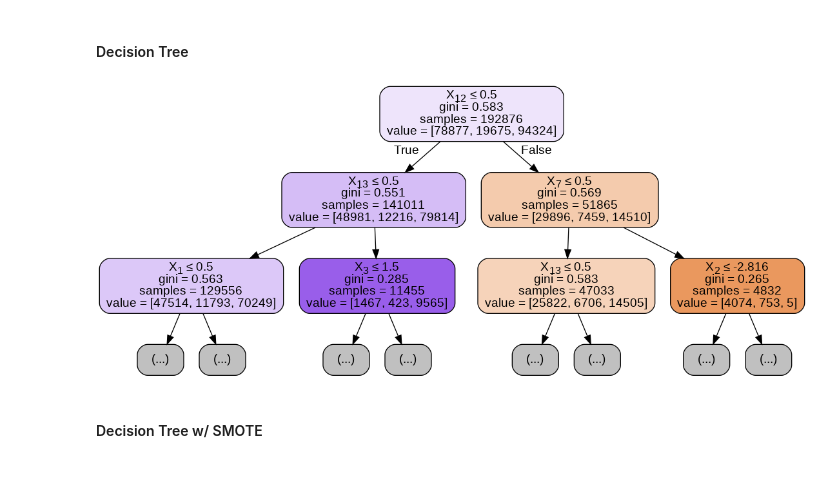
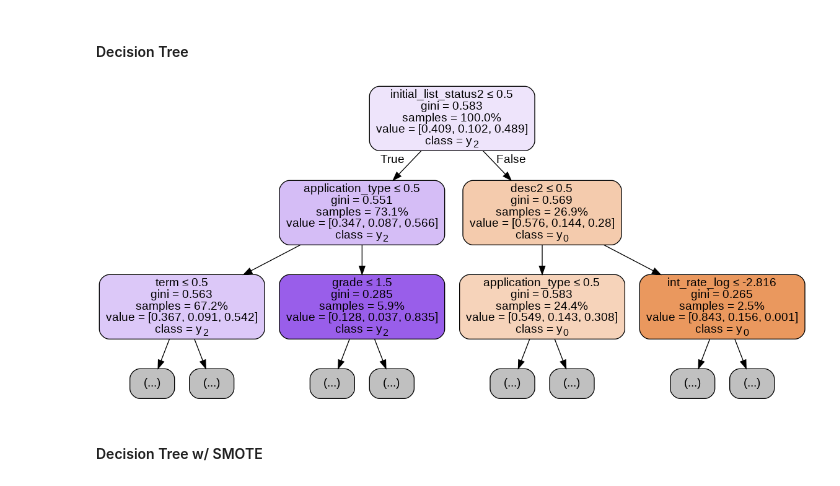
Before and after one commit to clescher/MSDS498, a Jupyter notebook: Master_Code_Decision_Tree.ipynb, the cells around one changed output. Drawn from its saved outputs; the diff is of its cells as text; code cells hidden in the pictures.

```diff
--- a/Master_Code_Decision_Tree.ipynb
+++ b/Master_Code_Decision_Tree.ipynb
@@ -300,14 +304,16 @@ import numpy as np
 import pydotplus
 # %%
 dot_data = StringIO()
+#Target = ['Paid', 'Default', 'Default', 'Default']
 export_graphviz(model3, out_file=dot_data,
                 filled=True, rounded=True,
                 special_characters=True,
-                max_depth=2)
+                max_depth=2, feature_names = X_train.columns, class_names= True, proportion=True)
 graph = pydotplus.graph_from_dot_data(dot_data.getvalue())
+graph.write_png('Tree_2_class_test.png')
 Image(graph.create_png())
 # %% [output]
-[figure, old version]
+[figure, new version]
 # %% [markdown]
 #### Decision Tree w/ SMOTE
 # %%
```
Also changed, not shown: parts of 5 cells of this notebook.
